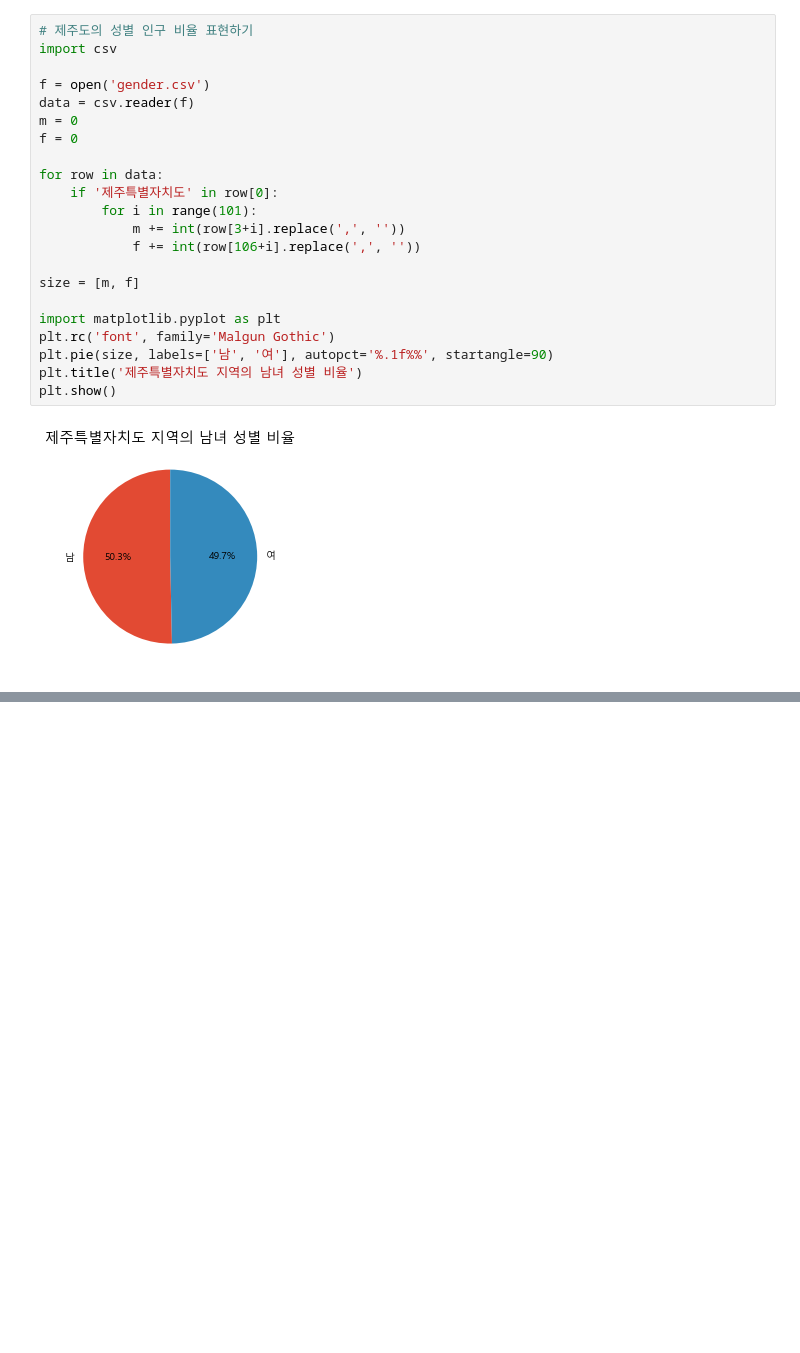
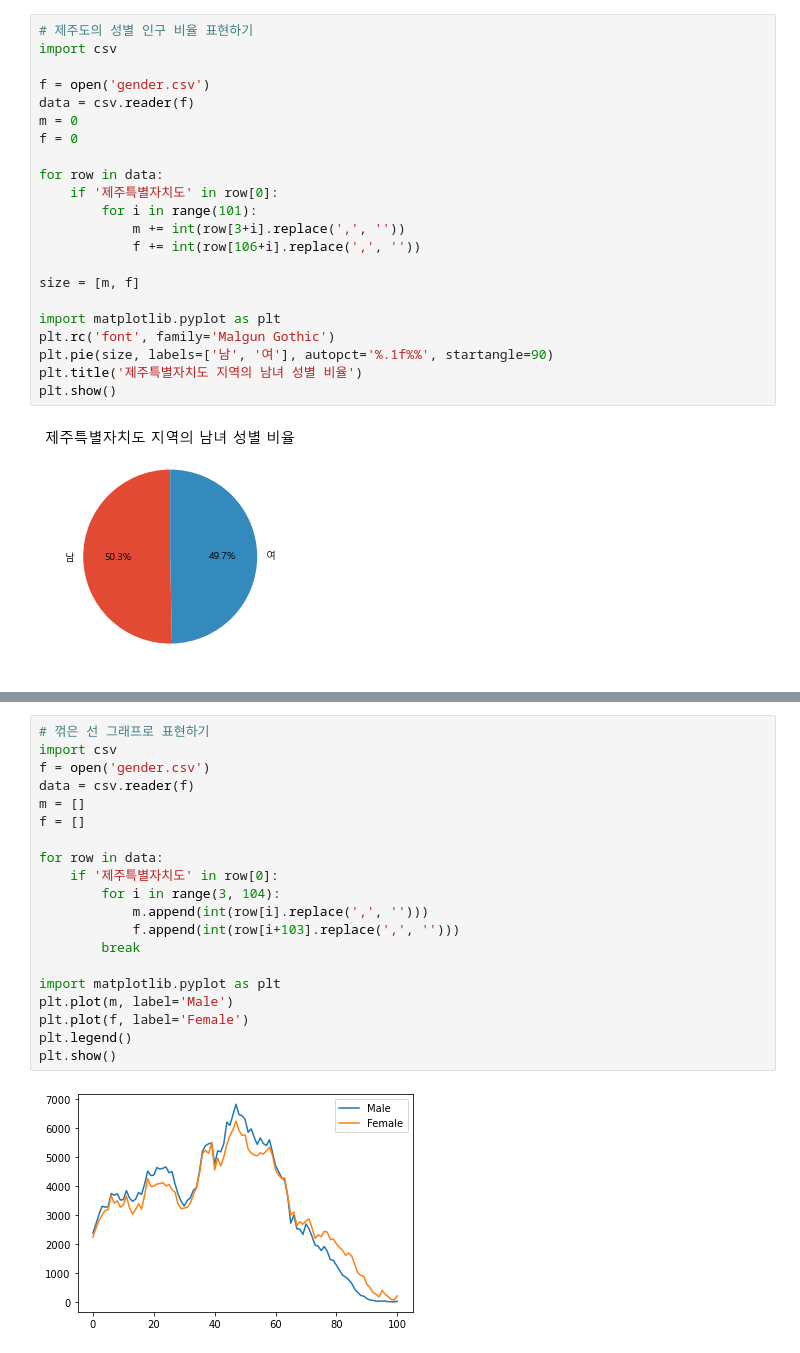
Before and after one commit to YunDH218/data_analysis, a Jupyter notebook: 인구 공공데이터.ipynb, the cells around one changed output, grey strips where cells are left out. Drawn from its saved outputs; the diff is of its cells as text; blank space fills up the shorter version.

```diff
--- a/인구 공공데이터.ipynb
+++ b/인구 공공데이터.ipynb
@@ -163,0 +170,22 @@ plt.show()
+# %%
+# 꺾은 선 그래프로 표현하기
+import csv
+f = open('gender.csv')
+data = csv.reader(f)
+m = []
+f = []
+
+for row in data:
+    if '제주특별자치도' in row[0]:
+        for i in range(3, 104):
+            m.append(int(row[i].replace(',', '')))
+            f.append(int(row[i+103].replace(',', '')))
+        break
+
+import matplotlib.pyplot as plt
+plt.plot(m, label='Male')
+plt.plot(f, label='Female')
+plt.legend()
+plt.show()
+# %% [output]
+[figure, added]
```
Also changed, not shown: parts of 3 cells of this notebook, 3 other files.
